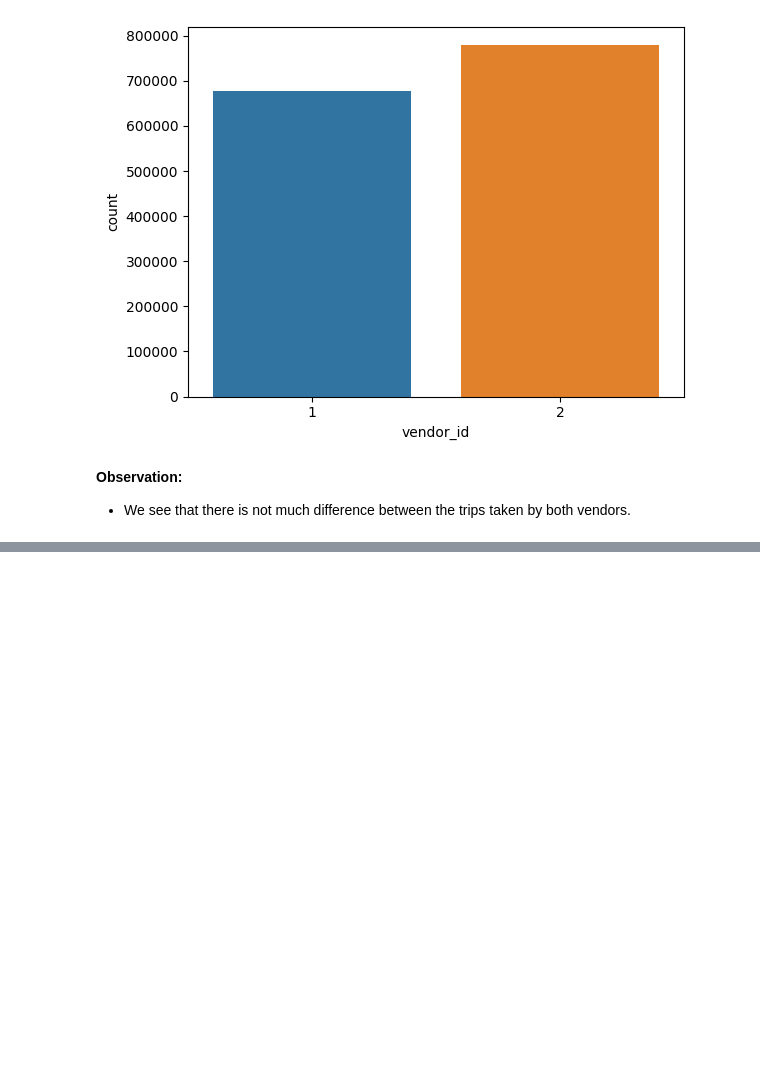
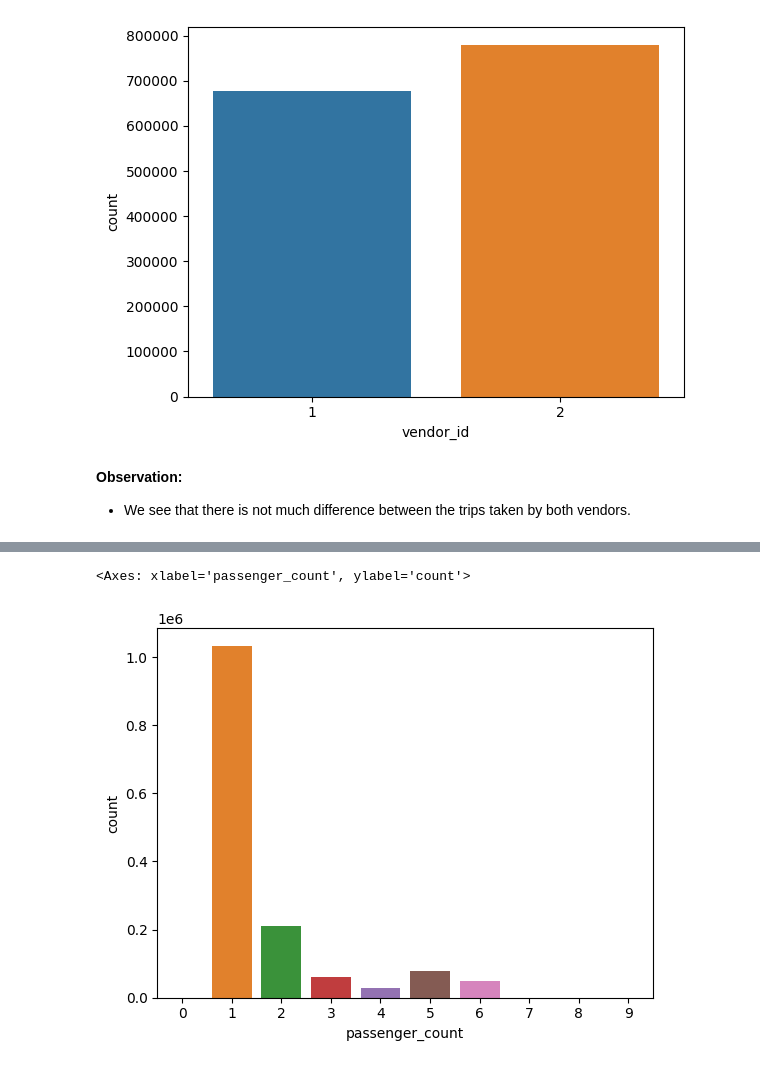
Before and after one commit to amitkr6342/AlmaBetter--NYC-Taxi-Trip-Time-Prediction--Regression-Project, a Jupyter notebook: NYC_Taxi_Trip_Time_Prediction.ipynb, the cells around one changed output, grey strips where cells are left out. Drawn from its saved outputs; the diff is of its cells as text; code cells hidden in the pictures; blank space fills up the shorter version.

```diff
--- a/NYC_Taxi_Trip_Time_Prediction.ipynb
+++ b/NYC_Taxi_Trip_Time_Prediction.ipynb
@@ -356,9 +356,6 @@ Data columns (total 25 columns):
  24  distance             1458640 non-null  float64
 dtypes: datetime64[ns](2), float64(6), int64(11), object(6)
 memory usage: 289.3+ MB
-# %%
-# new column id is created now remove this column also
-df.drop(['id'], axis=1, inplace=True)
 # %% [markdown]
 ### **2. vendor_id**
 # %%
@@ -374,0 +388,7 @@ sns.countplot(x='vendor_id',data=df)
+# %%
+# code for countplot of passenger_count
+
+sns.countplot(x='passenger_count',data=df)
+# %% [output]
+<Axes: xlabel='passenger_count', ylabel='count'>
+[figure, added]
```
Also changed, not shown: parts of 3 cells of this notebook.
